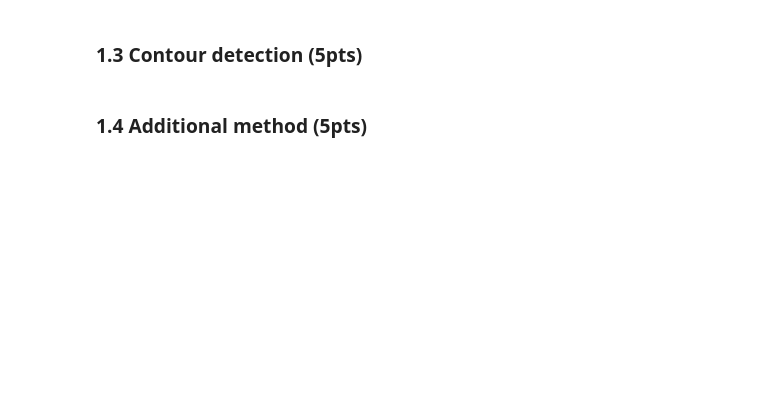
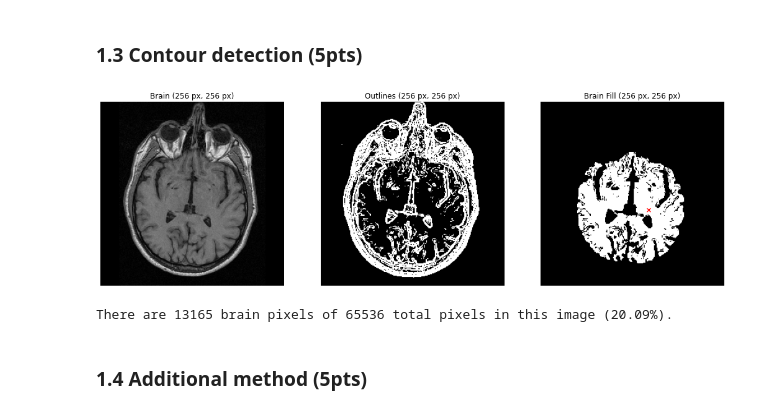
Before and after one commit to mbiselx/ImgAnlNPatRec, a Jupyter notebook: labs/lab_01_segmentation.ipynb, the cells around one changed output. Cells and saved outputs as stored; diff of their text form; code cells hidden in the pictures; blank space fills up the shorter version.

```diff
--- a/labs/lab_01_segmentation.ipynb
+++ b/labs/lab_01_segmentation.ipynb
@@ -106,26 +116,34 @@ print("There are {} brain pixels of {} total pixels in this image ({:.2f}%).".fo
 # %%
 # Add your implementation and discussion
 import skimage.measure
 import skimage.filters
 
 edges_sobl = skimage.filters.sobel(brain_im)
 edges_edg  = (edges_sobl > (0.09*edges_sobl.max())).astype(int); # heuristic thresholding again
 mask       = skimage.segmentation.flood(edges_edg, seed_point, tolerance=0)
+#import skimage.morphology
+#mask = skimage.morphology.closing(mask, skimage.morphology.disk(2))
 
 fig, ax = plt.subplots(1, 3, figsize=(18, 8))
 ax[0].imshow(brain_im,  cmap='gray')
 ax[1].imshow(edges_edg, cmap='gray')
 ax[2].imshow(mask, cmap='gray')
 ax[2].plot(seed_point[0], seed_point[1], 'rx')
-ax[0].set_title('Briain ({} px, {} px)'.format(im_h, im_w))
+ax[0].set_title('Brain ({} px, {} px)'.format(im_h, im_w))
 ax[1].set_title('Outlines ({} px, {} px)'.format(im_h, im_w))
-ax[2].set_title('Briain Fill ({} px, {} px)'.format(im_h, im_w))
+ax[2].set_title('Brain Fill ({} px, {} px)'.format(im_h, im_w))
 ax[2].plot(seed_point[0], seed_point[1], 'rx')
 for axis in ax : axis.axis('off')
 plt.show()
 
 # count the number of brain pixels
 print("There are {} brain pixels of {} total pixels in this image ({:.2f}%).".format(np.sum(mask), im_h*im_w, 100*np.sum(mask)/(im_h*im_w)))
+
+# the function skimage.morphology.closing(mask, footprint=skimage.morphology.disk(2)) can be used to close the
+# small holes in the detected brain area. however, as the exercise is to use contour detection, not morphology.
+# %% [output]
+[figure, added]
+There are 13165 brain pixels of 65536 total pixels in this image (20.09%).
 # %% [markdown]
 ### 1.4 Additional method (5pts)
 # %%
```
Also changed, not shown: parts of 8 cells of this notebook.
